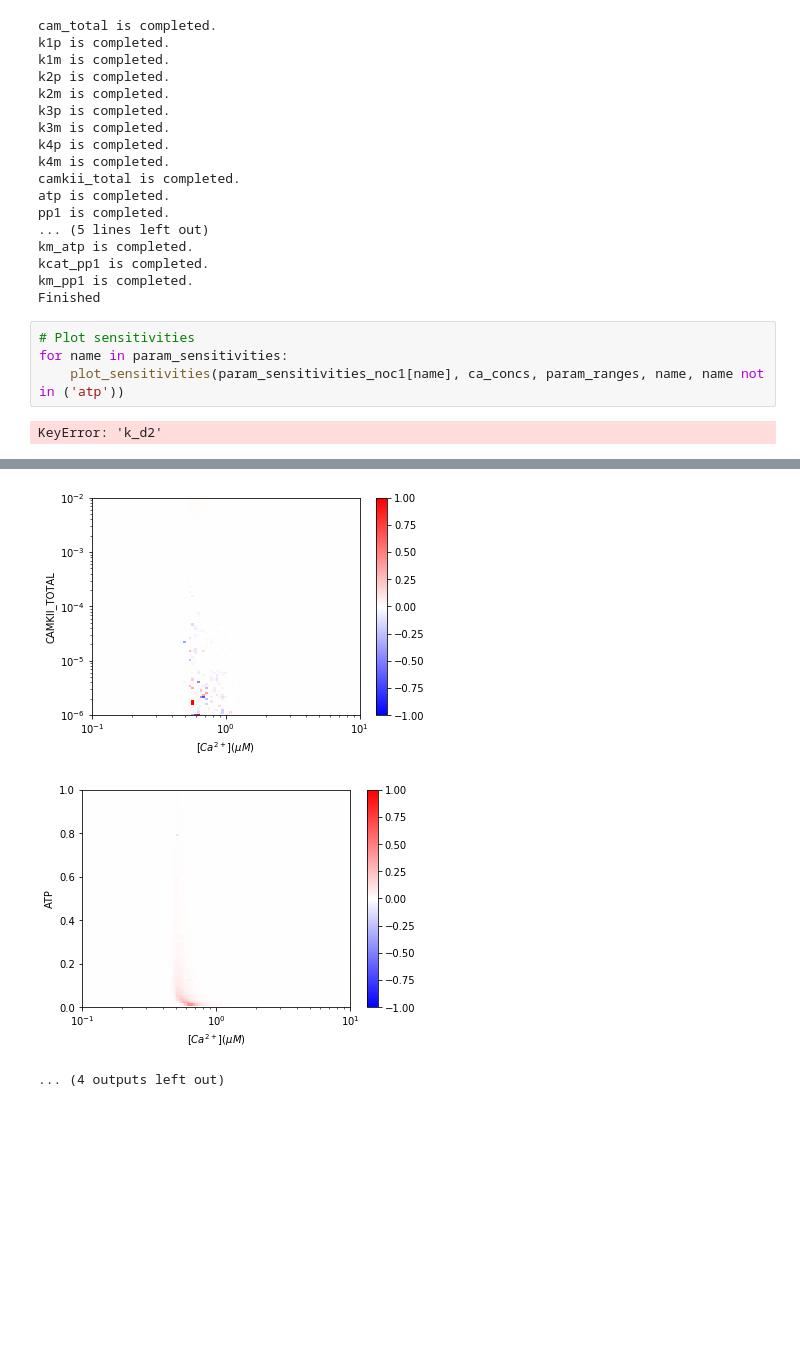
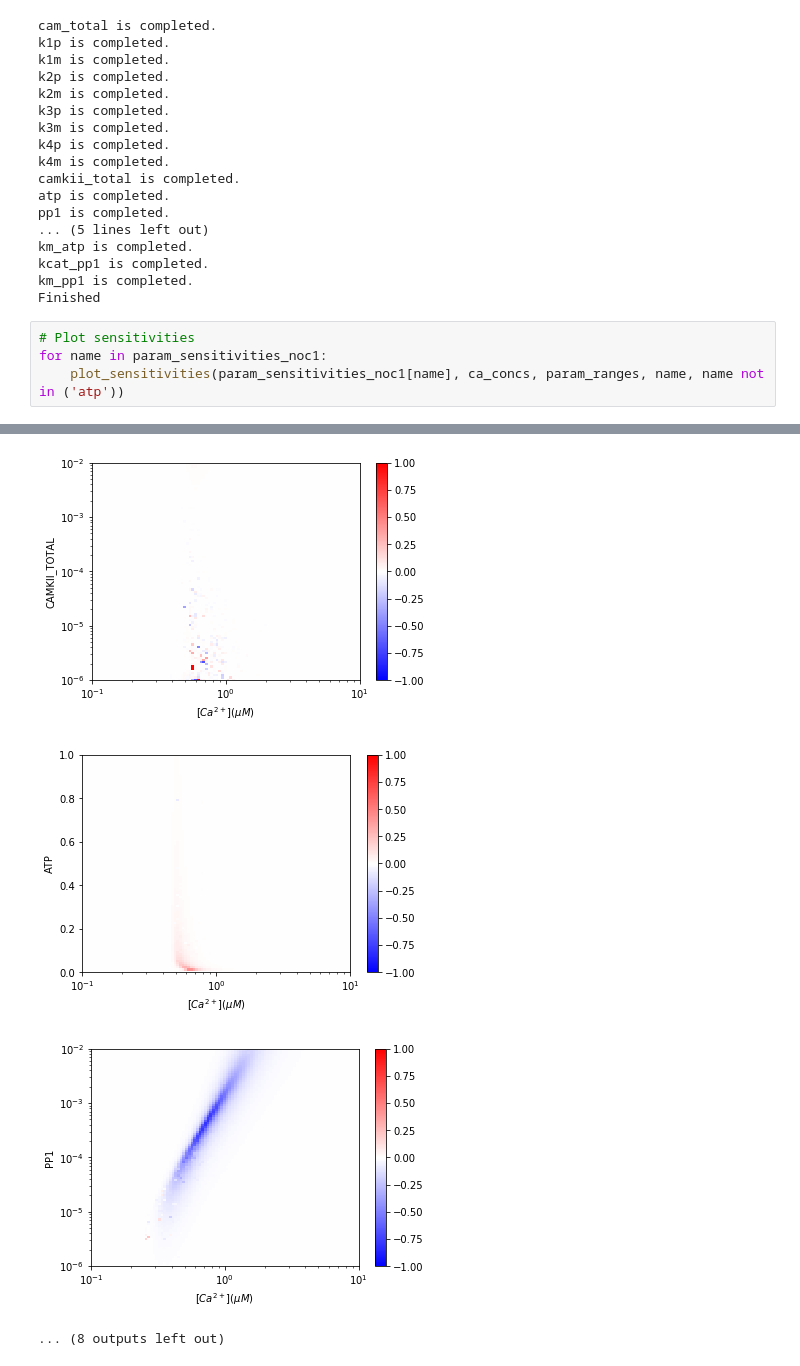
Before and after one commit to NTUMitoLab/camk2, a Jupyter notebook: camkii.ipynb, the cells around one changed output, grey strips where cells are left out. Drawn from its saved outputs; the diff is of its cells as text; blank space fills up the shorter version.

```diff
--- a/camkii.ipynb
+++ b/camkii.ipynb
@@ -361,19 +361,19 @@ km_pp1 is completed.
 Finished
 # %%
 # Plot sensitivities
-for name in param_sensitivities:
+for name in param_sensitivities_noc1:
     plot_sensitivities(param_sensitivities_noc1[name], ca_concs, param_ranges, name, name not in ('atp'))
 # %% [output]
-KeyError: 'k_d2'
 [figure]
 [figure]
 [figure]
 [figure]
 [figure]
 [figure]
 [figure]
 [figure]
 [figure]
 [figure]
 [figure]
-... (4 outputs left out)
+[figure, added]
+... (8 outputs left out)
```
